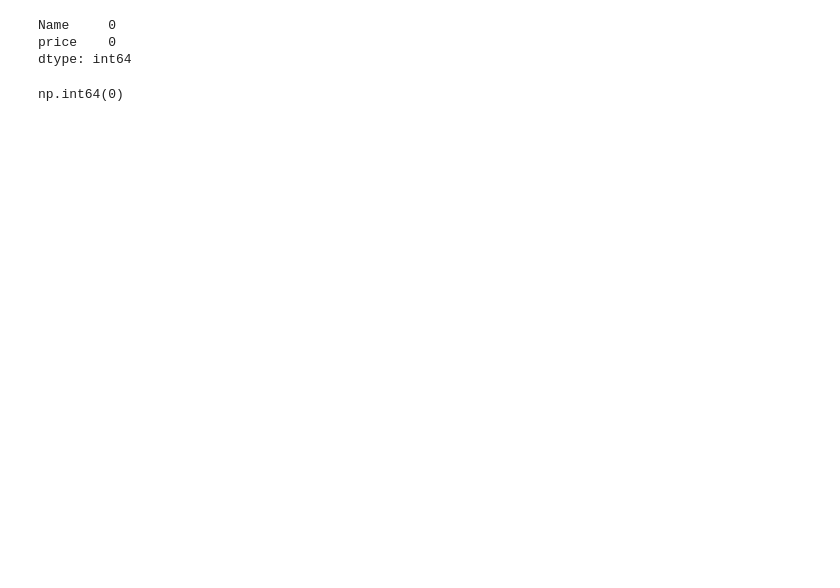
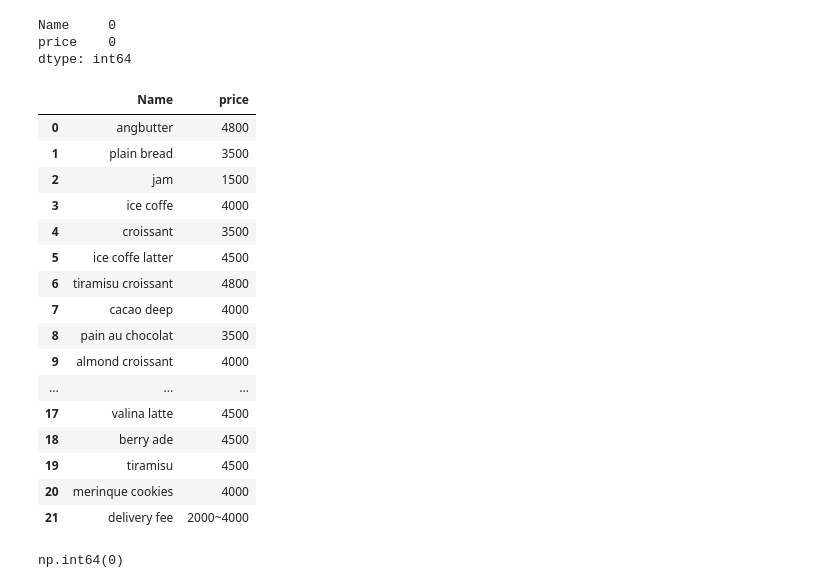
Before and after one commit to luciatejera1992/Panaderia-, a Jupyter notebook: PANADERIA/EDA.ipynb, the cells around one changed output. Drawn from its saved outputs; the diff is of its cells as text; code cells hidden in the pictures; blank space fills up the shorter version.

```diff
--- a/PANADERIA/EDA.ipynb
+++ b/PANADERIA/EDA.ipynb
@@ -59,6 +59,26 @@ price_df.isnull().sum()
 Name     0
 price    0
 dtype: int64
+# %%
+price_df
+# %% [output]
+|  | Name | price |
+| 0 | angbutter | 4800 |
+| 1 | plain bread | 3500 |
+| 2 | jam | 1500 |
+| 3 | ice coffe | 4000 |
+| 4 | croissant | 3500 |
+| 5 | ice coffe latter | 4500 |
+| 6 | tiramisu croissant | 4800 |
+| 7 | cacao deep | 4000 |
+| 8 | pain au chocolat | 3500 |
+| 9 | almond croissant | 4000 |
+| ... | ... | ... |
+| 17 | valina latte | 4500 |
+| 18 | berry ade | 4500 |
+| 19 | tiramisu | 4500 |
+| 20 | merinque cookies | 4000 |
+| 21 | delivery fee | 2000~4000 |
 # %%
 #analizar null y duplicados en dfprice
 price_df.isnull().sum()
```
Also changed, not shown: parts of 13 cells of this notebook, 1 other file.
